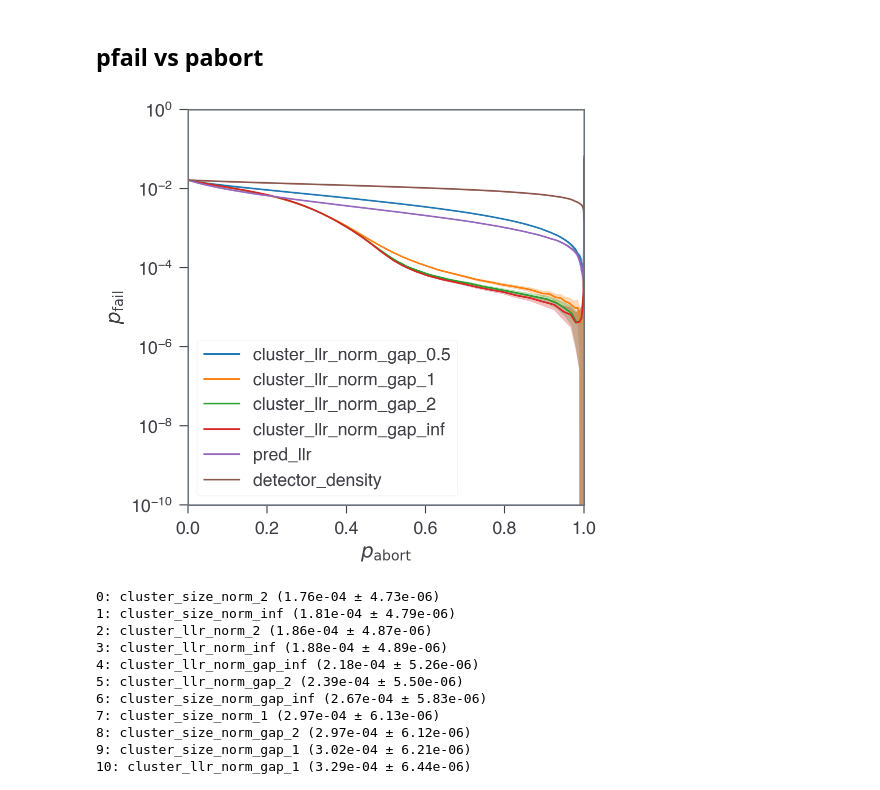
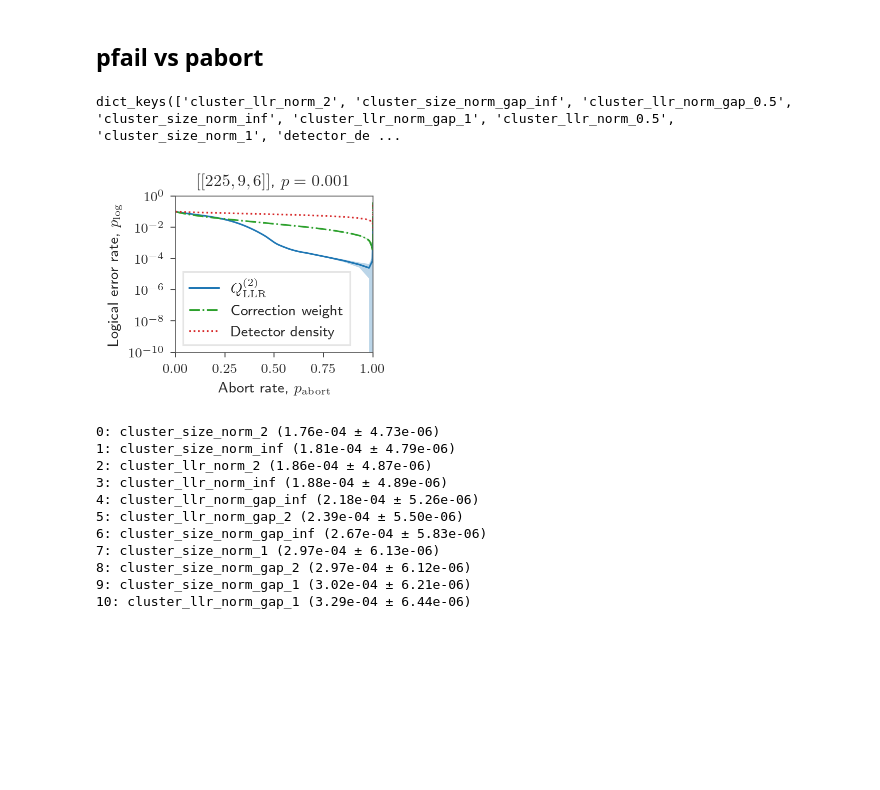
Before and after one commit to seokhyung-lee/ldpc-post-selection, a Jupyter notebook: simulations/analysis/notebooks/hgp_code_analysis.ipynb, the cells around one changed output. Drawn from its saved outputs; the diff is of its cells as text; code cells hidden in the pictures; blank space fills up the shorter version.

```diff
--- a/simulations/analysis/notebooks/hgp_code_analysis.ipynb
+++ b/simulations/analysis/notebooks/hgp_code_analysis.ipynb
@@ -93,66 +111,58 @@ from simulations.analysis.plotting_helpers import load_data
 filter = {"n": 225, "k": 9, "d": 6}
 df_ps_dict = load_data("hgp", filter=filter)
+# %%
+df_ps_dict.keys()
+# %% [output]
+dict_keys(['cluster_llr_norm_2', 'cluster_size_norm_gap_inf', 'cluster_llr_norm_gap_0.5', 'cluster_size_norm_inf', 'cluster_llr_norm_gap_1', 'cluster_llr_norm_0.5', 'cluster_size_norm_1', 'detector_de ...
 # %%
-fig, ax = plt.subplots(figsize=(DFT_FIG_WIDTH, 5))
+fig = FIG_FORMATTER.figure(wide=True, width_ratio=0.35, aspect_ratio=0.8)
+ax = fig.add_subplot()
 
 prms = (225, 9, 6, 6, 1e-3)
-T = prms[3]
+n, k, d, T, p = prms
 
-# Create ordered list of keys
-ordered_keys = []
-
-# First, add cluster_llr_norm_gap keys in ascending order of i (as float)
-cluster_keys = [key for key in df_ps_dict.keys() if "cluster_llr_norm_gap" in key]
-# Sort by extracting the number after 'cluster_llr_norm_gap_' as float
-cluster_keys.sort(
-    key=lambda x: (
-        float(x.split("_")[-1])
-        if x.split("_")[-1].replace(".", "").isdigit()
-        else float("inf")
-    )
-)
-ordered_keys.extend(cluster_keys)
-
-# Then add the other keys in specified order
-for key in ["pred_llr", "detector_density"]:
-    if key in df_ps_dict:
-        ordered_keys.append(key)
+keys = ["cluster_llr_norm_2", "pred_llr", "detector_density"]
+labels = [r"$Q_\mathrm{LLR}^{(2)}$", r"Correction weight", r"Detector density"]
+colors = [COLORS(0), COLORS(2), COLORS(3)]
+linestyles = ["-", "-.", ":"]
 
 i = 0
 data_plots = {}
-for by in ordered_keys:
+for by in keys:
     p_abort_col = "p_abort"
     p_fail_col = "p_fail"
     delta_p_fail_col = "delta_p_fail"
 
     df_ps = df_ps_dict[by].loc[prms].reset_index()
 
     df_ps = df_ps.sort_values(by=p_abort_col)
     p_abort = df_ps[p_abort_col].values
-    p_fail = df_ps[p_fail_col].values / T
-    delta_p_fail = df_ps[delta_p_fail_col].values / T
+    p_fail = df_ps[p_fail_col].values
+    delta_p_fail = df_ps[delta_p_fail_col].values
     data_plots[by] = (p_abort, p_fail, delta_p_fail)
 
     error_band_plot(
         p_abort,
         p_fail,
         delta_p_fail,
-        color=COLORS(i % 10),
-        linestyle="-" if i < 10 else "--",
-        label=by,
+        color=colors[i],
+        linestyle=linestyles[i],
+        label=labels[i],
         ax=ax,
     )
     i += 1
 
 # ax.set_xscale("log")
 ax.set_xlim(0, 1)
 ax.set_yscale("log")
 ax.legend()
 ax.set_ylim(1e-10, 1)
+ax.set_yticks(10.0 ** np.arange(-10, 1, 2))
+ax.set_title(rf"$[[{n}, {k}, {d}]]$, $p={p}$", fontsize=10)
 
-ax.set_xlabel(r"$p_\mathrm{abort}$")
-ax.set_ylabel(r"$p_\mathrm{fail}$")
+ax.set_xlabel(r"Abort rate, $p_\mathrm{abort}$")
+ax.set_ylabel(r"Logical error rate, $p_\mathrm{log}$")
 
-fig.tight_layout()
+fig.savefig("overleaf_figs/hgp_code_metric_comparison_plog_vs_pabort.pdf")
 # %% [output]
-[figure, old version]
+[figure, new version]
```
Also changed, not shown: parts of 3 cells of this notebook, 24 other files.
